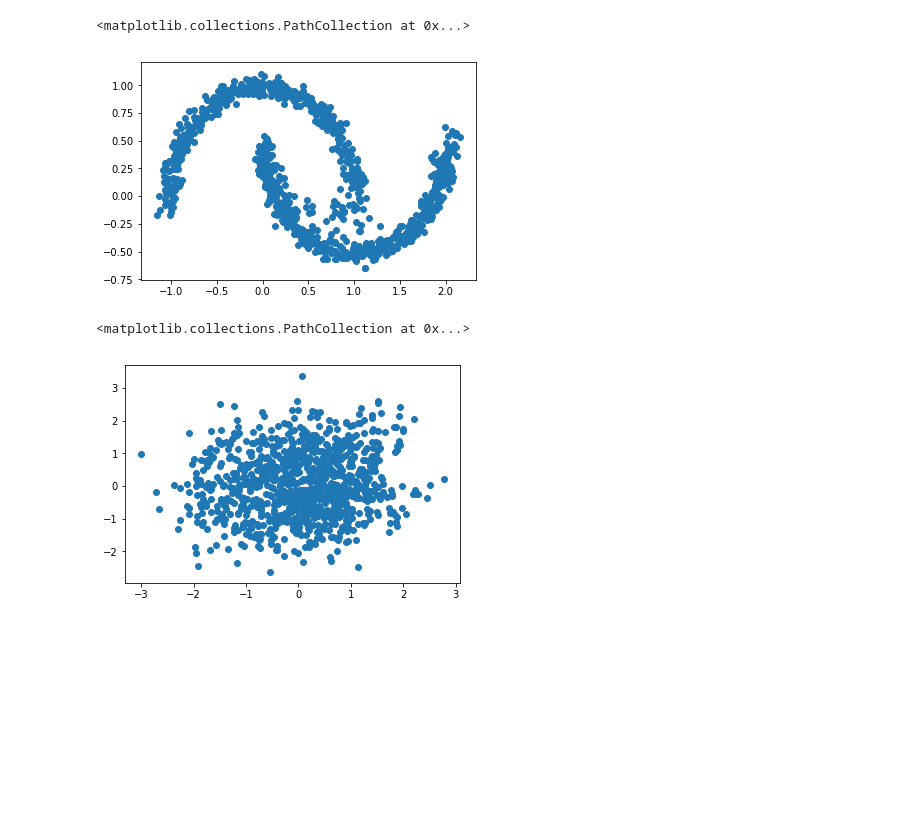
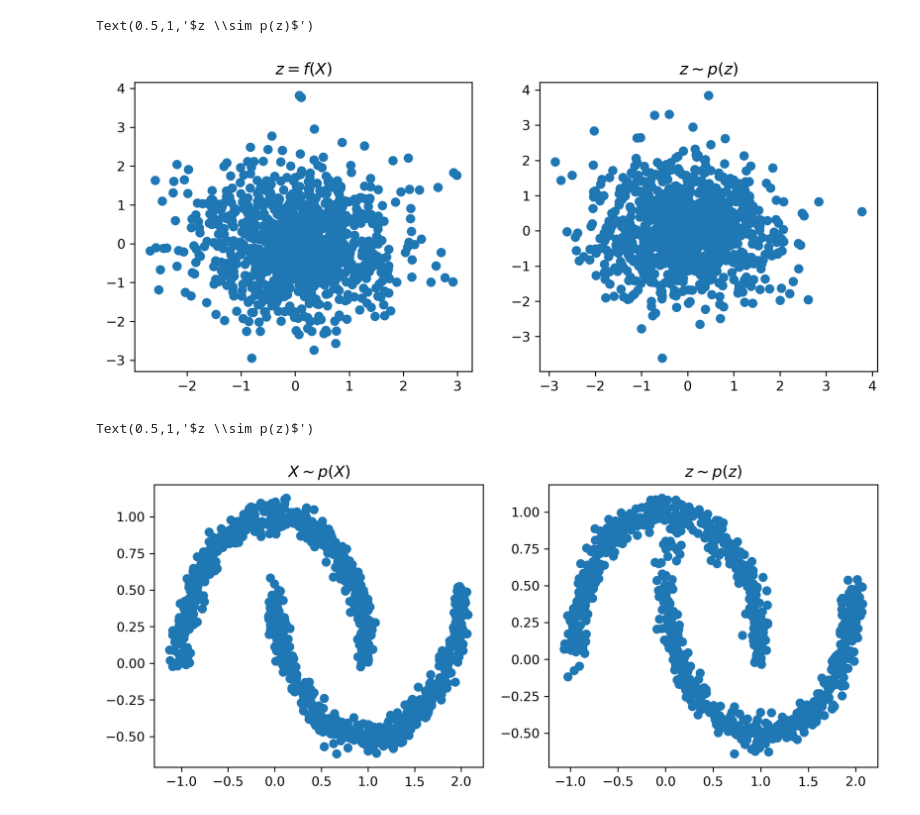
Before and after one commit to senya-ashukha/real-nvp-pytorch, a Jupyter notebook: real-nvp-pytorch.ipynb, the cells around one changed output. Drawn from its saved outputs; the diff is of its cells as text; code cells hidden in the pictures; blank space fills up the shorter version.

```diff
--- a/real-nvp-pytorch.ipynb
+++ b/real-nvp-pytorch.ipynb
@@ -2,6 +2,10 @@
 import numpy as np
 import matplotlib.pyplot as plt
 %matplotlib inline
+
+from pylab import rcParams
+rcParams['figure.figsize'] = 10, 4
+rcParams['figure.dpi'] = 300
 
 import torch
 from torch import nn
@@ -17,8 +21,8 @@ class RealNVP(nn.Module):
 
         self.prior = prior
         self.mask = nn.Parameter(mask, requires_grad=False)
-        self.t = torch.nn.ModuleList([nett() for _ in range(len(maskList))])
-        self.s = torch.nn.ModuleList([nets() for _ in range(len(maskList))])
+        self.t = torch.nn.ModuleList([nett() for _ in range(len(masks))])
+        self.s = torch.nn.ModuleList([nets() for _ in range(len(masks))])
 
     def g(self, z):
         x = z
@@ -81,13 +85,27 @@ iter 5000: loss = 0.274
-# %%
-x = flow.sample(1000).detach().numpy()
-plt.scatter(x[:, 0, 0], x[:, 0, 1])
-# %% [output]
-<matplotlib.collections.PathCollection at 0x...>
-[figure, removed]
 # %%
 noisy_moons = datasets.make_moons(n_samples=1000, noise=.05)[0].astype(np.float32)
 z = flow.f(torch.from_numpy(noisy_moons))[0].detach().numpy()
+plt.subplot(121)
 plt.scatter(z[:, 0], z[:, 1])
+plt.title(r'$z = f(X)$')
+
+z = np.random.multivariate_normal(np.zeros(2), np.eye(2), 1000)
+plt.subplot(122)
+plt.scatter(z[:, 0], z[:, 1])
+plt.title(r'$z \sim p(z)$')
 # %% [output]
-<matplotlib.collections.PathCollection at 0x...>
+Text(0.5,1,'$z \\sim p(z)$')
-[figure, old version]
+[figure, new version]
+# %%
+plt.subplot(121)
+x = datasets.make_moons(n_samples=1000, noise=.05)[0].astype(np.float32)
+plt.scatter(x[:, 0], x[:, 1])
+plt.title(r'$X \sim p(X)$')
+
+plt.subplot(122)
+x = flow.sample(1000).detach().numpy()
+plt.scatter(x[:, 0, 0], x[:, 0, 1])
+plt.title(r'$z \sim p(z)$')
+# %% [output]
+Text(0.5,1,'$z \\sim p(z)$')
+[figure, added]
```
Also changed, not shown: parts of 1 cell of this notebook.
